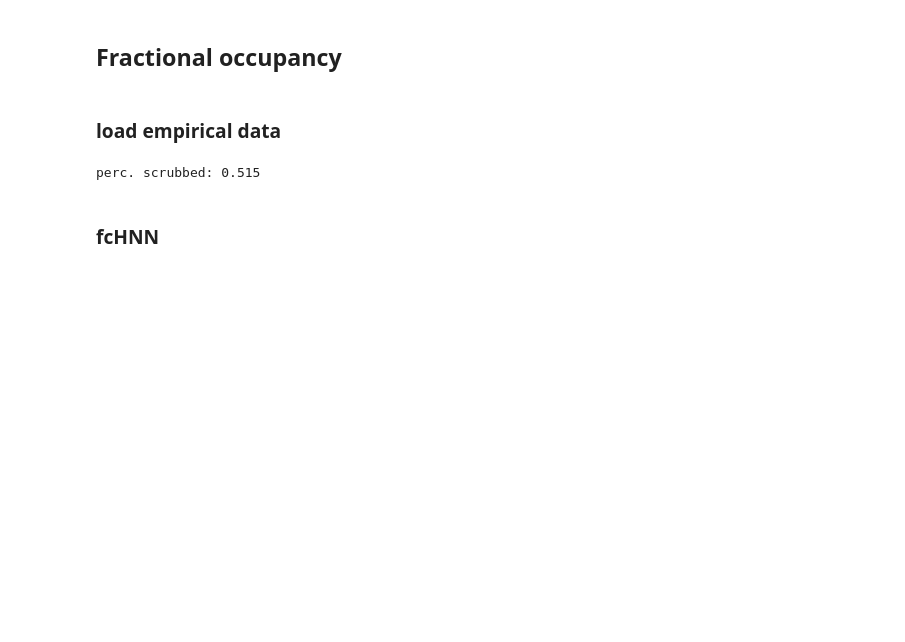
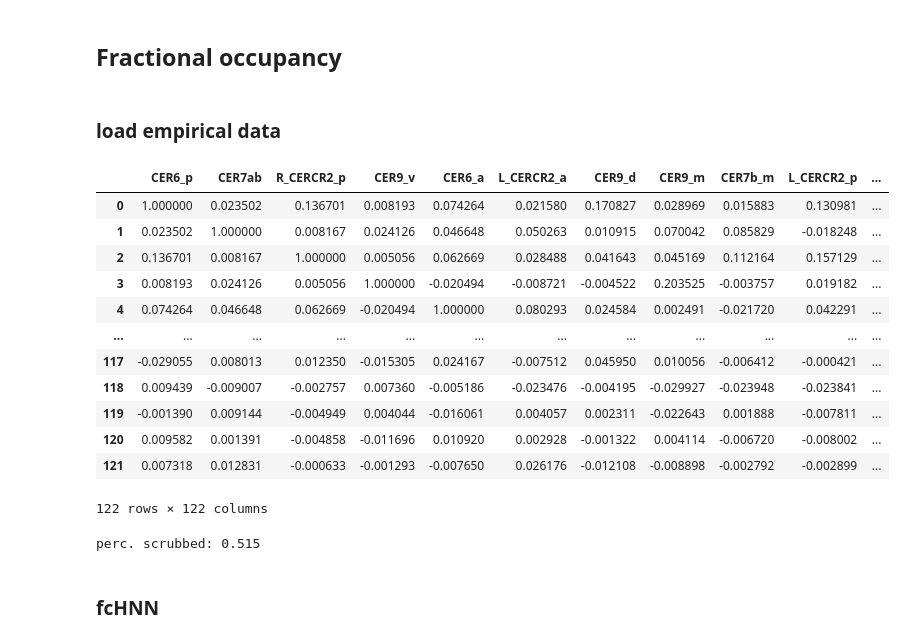
Before and after one commit to pni-lab/connattractor, a Jupyter notebook: notebooks/null_models.ipynb, the cells around one changed output. Cells and saved outputs as stored; diff of their text form; code cells hidden in the pictures; blank space fills up the shorter version.

```diff
--- a/notebooks/null_models.ipynb
+++ b/notebooks/null_models.ipynb
@@ -21,6 +21,25 @@ from connattractor import network, analysis
 ## Fractional occupancy
 # %% [markdown]
 ### load empirical data
+# %%
+connfile = '../data_in/ex_connectome_partial_correlation.csv'
+
+mtx = pd.read_csv(connfile).iloc[:, 1:]
+mtx
+# %% [output]
+|  | CER6_p | CER7ab | R_CERCR2_p | CER9_v | CER6_a | L_CERCR2_a | CER9_d | CER9_m | CER7b_m | L_CERCR2_p | ... |
+| 0 | 1.000000 | 0.023502 | 0.136701 | 0.008193 | 0.074264 | 0.021580 | 0.170827 | 0.028969 | 0.015883 | 0.130981 | ... |
+| 1 | 0.023502 | 1.000000 | 0.008167 | 0.024126 | 0.046648 | 0.050263 | 0.010915 | 0.070042 | 0.085829 | -0.018248 | ... |
+| 2 | 0.136701 | 0.008167 | 1.000000 | 0.005056 | 0.062669 | 0.028488 | 0.041643 | 0.045169 | 0.112164 | 0.157129 | ... |
+| 3 | 0.008193 | 0.024126 | 0.005056 | 1.000000 | -0.020494 | -0.008721 | -0.004522 | 0.203525 | -0.003757 | 0.019182 | ... |
+| 4 | 0.074264 | 0.046648 | 0.062669 | -0.020494 | 1.000000 | 0.080293 | 0.024584 | 0.002491 | -0.021720 | 0.042291 | ... |
+| ... | ... | ... | ... | ... | ... | ... | ... | ... | ... | ... | ... |
+| 117 | -0.029055 | 0.008013 | 0.012350 | -0.015305 | 0.024167 | -0.007512 | 0.045950 | 0.010056 | -0.006412 | -0.000421 | ... |
+| 118 | 0.009439 | -0.009007 | -0.002757 | 0.007360 | -0.005186 | -0.023476 | -0.004195 | -0.029927 | -0.023948 | -0.023841 | ... |
+| 119 | -0.001390 | 0.009144 | -0.004949 | 0.004044 | -0.016061 | 0.004057 | 0.002311 | -0.022643 | 0.001888 | -0.007811 | ... |
+| 120 | 0.009582 | 0.001391 | -0.004858 | -0.011696 | 0.010920 | 0.002928 | -0.001322 | 0.004114 | -0.006720 | -0.008002 | ... |
+| 121 | 0.007318 | 0.012831 | -0.000633 | -0.001293 | -0.007650 | 0.026176 | -0.012108 | -0.008898 | -0.002792 | -0.002899 | ... |
+122 rows × 122 columns
 # %%
 import os
 # load resting state data
```
Also changed, not shown: parts of 7 cells of this notebook, 11 other files.
